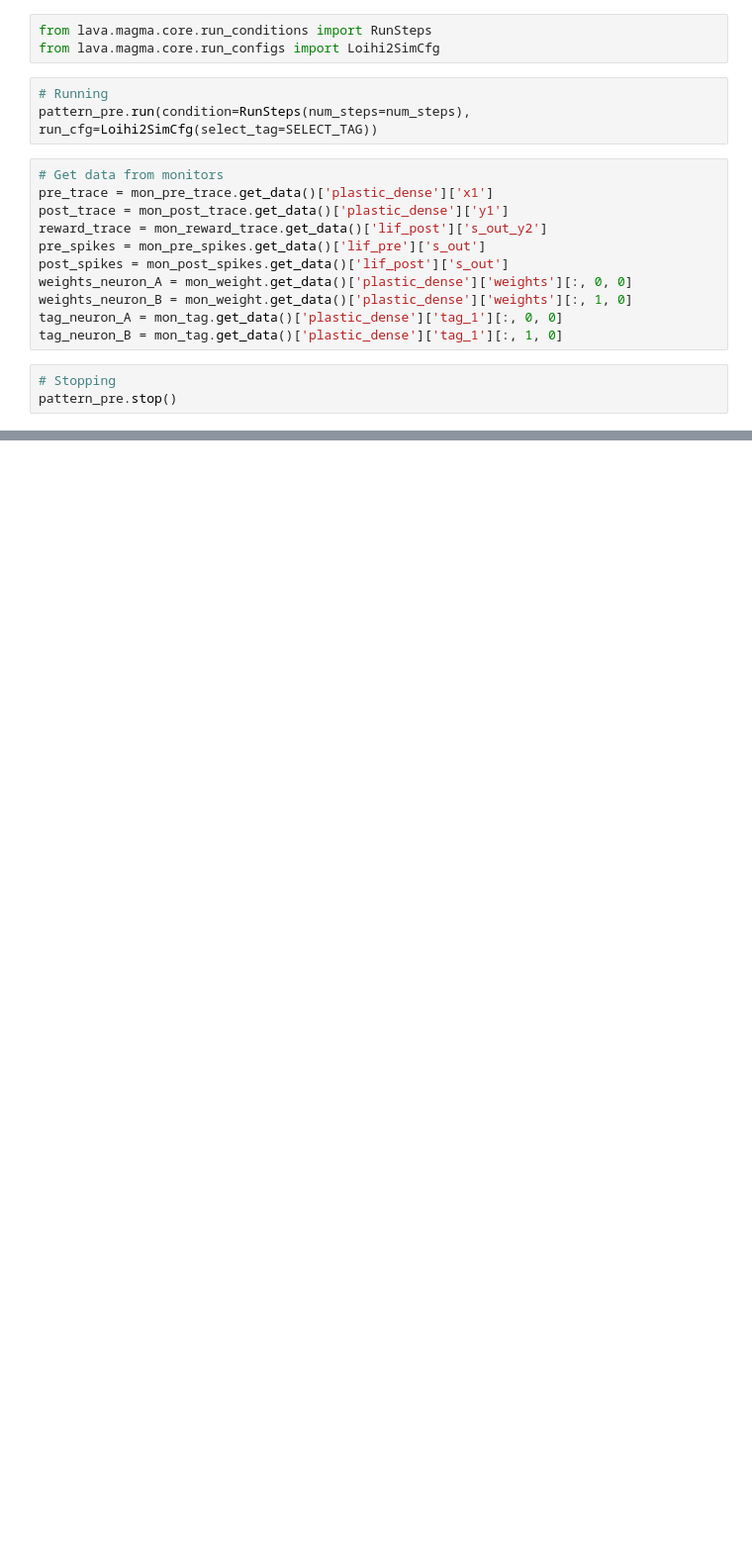
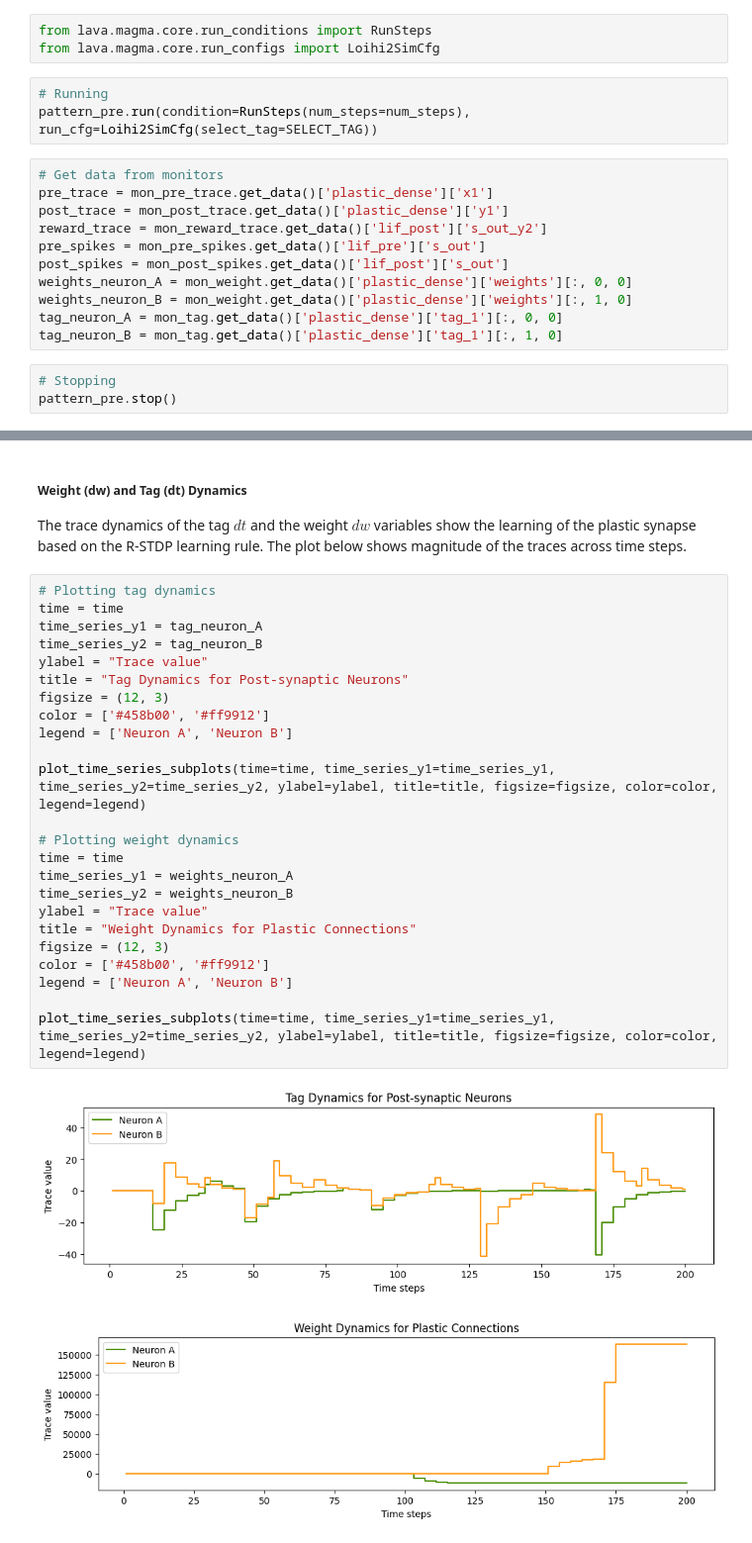
Before and after one commit to lava-nc/lava, a Jupyter notebook: tutorials/in_depth/tutorial10_three_factor_learning.ipynb, the cells around one changed output, grey strips where cells are left out. Shown at 99% size. Cells and saved outputs as stored; diff of their text form; blank space fills up the shorter version.

```diff
--- a/tutorials/in_depth/tutorial10_three_factor_learning.ipynb
+++ b/tutorials/in_depth/tutorial10_three_factor_learning.ipynb
@@ -401,0 +386,31 @@ plot_time_series_subplots(time=time, time_series_y1=time_series_y1, time_series_
+# %% [markdown]
+##### Weight (dw) and Tag (dt) Dynamics
+
+The trace dynamics of the tag $dt$ and the weight $dw$ variables show the learning of the plastic synapse based on the R-STDP learning rule. The plot below shows magnitude of the traces across time steps.
+# %%
+# Plotting tag dynamics
+time = time
+time_series_y1 = tag_neuron_A
+time_series_y2 = tag_neuron_B
+ylabel = "Trace value"
+title = "Tag Dynamics for Post-synaptic Neurons"
+figsize = (12, 3)
+color = ['#458b00', '#ff9912']
+legend = ['Neuron A', 'Neuron B']
+
+plot_time_series_subplots(time=time, time_series_y1=time_series_y1, time_series_y2=time_series_y2, ylabel=ylabel, title=title, figsize=figsize, color=color, legend=legend)
+
+# Plotting weight dynamics
+time = time
+time_series_y1 = weights_neuron_A
+time_series_y2 = weights_neuron_B
+ylabel = "Trace value"
+title = "Weight Dynamics for Plastic Connections"
+figsize = (12, 3)
+color = ['#458b00', '#ff9912']
+legend = ['Neuron A', 'Neuron B']
+
+plot_time_series_subplots(time=time, time_series_y1=time_series_y1, time_series_y2=time_series_y2, ylabel=ylabel, title=title, figsize=figsize, color=color, legend=legend)
+# %% [output]
+[figure, added]
+[figure, added]
```
Also changed, not shown: parts of 15 cells of this notebook, 1 other file.
